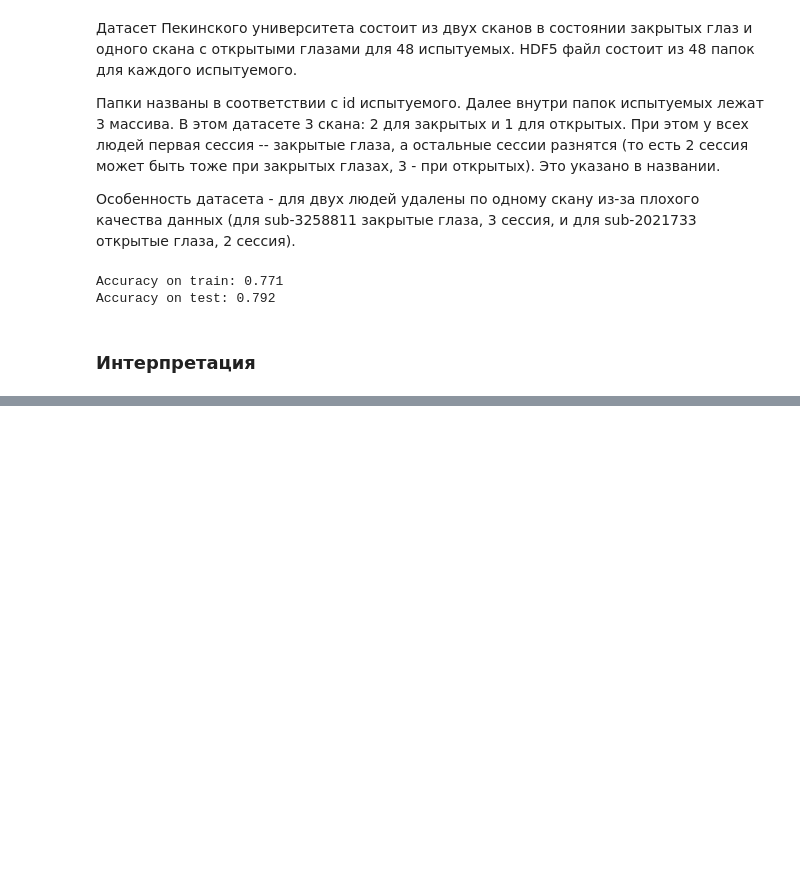
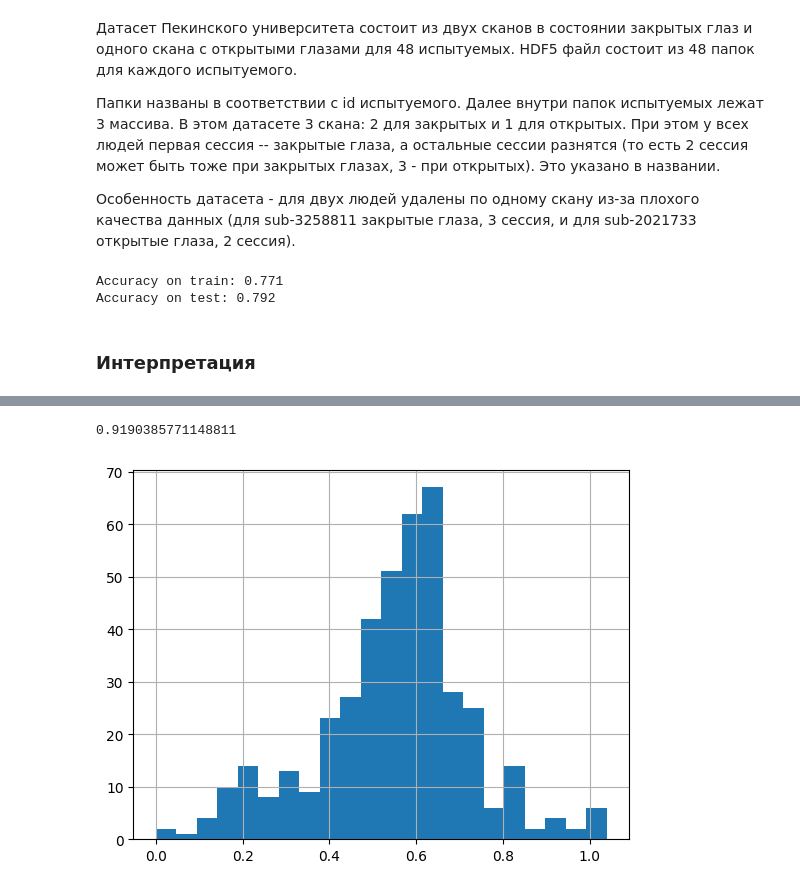
Before and after one commit to iknyazeva/OpenCloseBaseline, a Jupyter notebook: notebooks/BaselineModel.ipynb, the cells around one changed output, grey strips where cells are left out. Saved outputs shown, nothing was run; the diff lists cells and outputs as text; code cells hidden in the pictures; blank space fills up the shorter version.

```diff
--- a/notebooks/BaselineModel.ipynb
+++ b/notebooks/BaselineModel.ipynb
@@ -173,12 +252,19 @@ X_train, X_test, y_train, y_test, train_groups, test_groups = get_random_split(X
 # %%
-logreg = LogRegPCA()
-logreg.model.set_params(**{'C': 0.0002})
-logreg.pca.set_params(**{'n_components': 0.8})
+logreg_china = LogRegPCA()
+logreg_china.model.set_params(**{'C': 0.0002})
+logreg_china.pca.set_params(**{'n_components': 0.8})
 
-train_acc = logreg.model_training(X_train, y_train)
-conf_mat, acc = logreg.model_testing(X_test, y_test)
+train_acc = logreg_china.model_training(X_train_china, y_train_china)
+conf_mat, acc = logreg_china.model_testing(X_test_china, y_test_china)
 # %% [output]
 Accuracy on train: 0.771
 Accuracy on test: 0.792
 # %% [markdown]
 ### Интерпретация
+# %%
+coefs_china = logreg_china.pca.inverse_transform(logreg_china.model.coef_)
+df_china = pd.DataFrame(np.abs(coefs_china).reshape(420, 420),
+                  index=hcp_table['Label'].values,
+                  columns=hcp_table['Label'].values)
+
+df_china.head()
@@ -184,0 +279,6 @@ Accuracy on test: 0.792
+# %%
+df_china.max().hist(bins='auto');
+print(np.percentile(df_china.max(), q=98))
+# %% [output]
+0.9190385771148811
+[figure, added]
```
Also changed, not shown: parts of 22 cells of this notebook, 1 other file.
